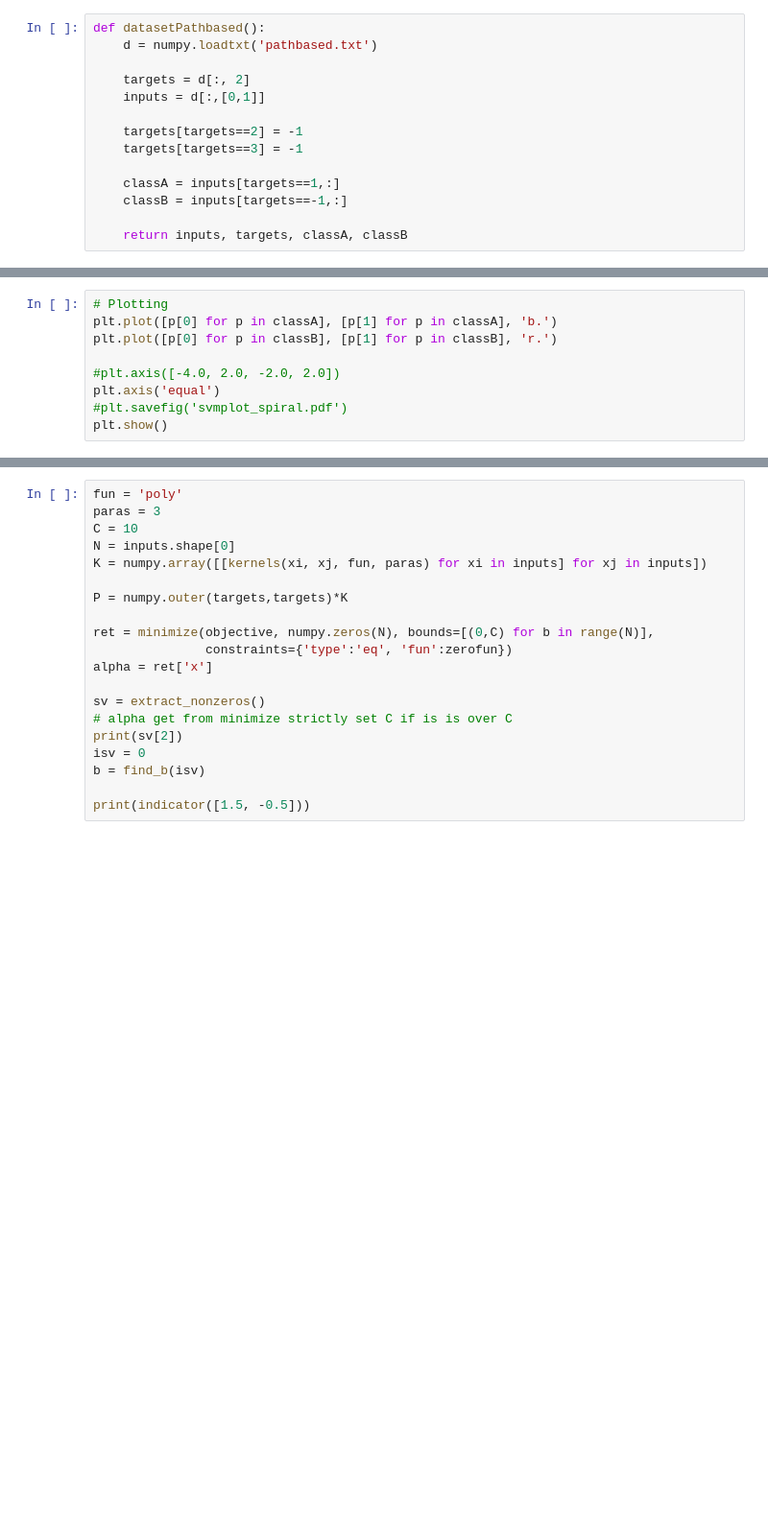
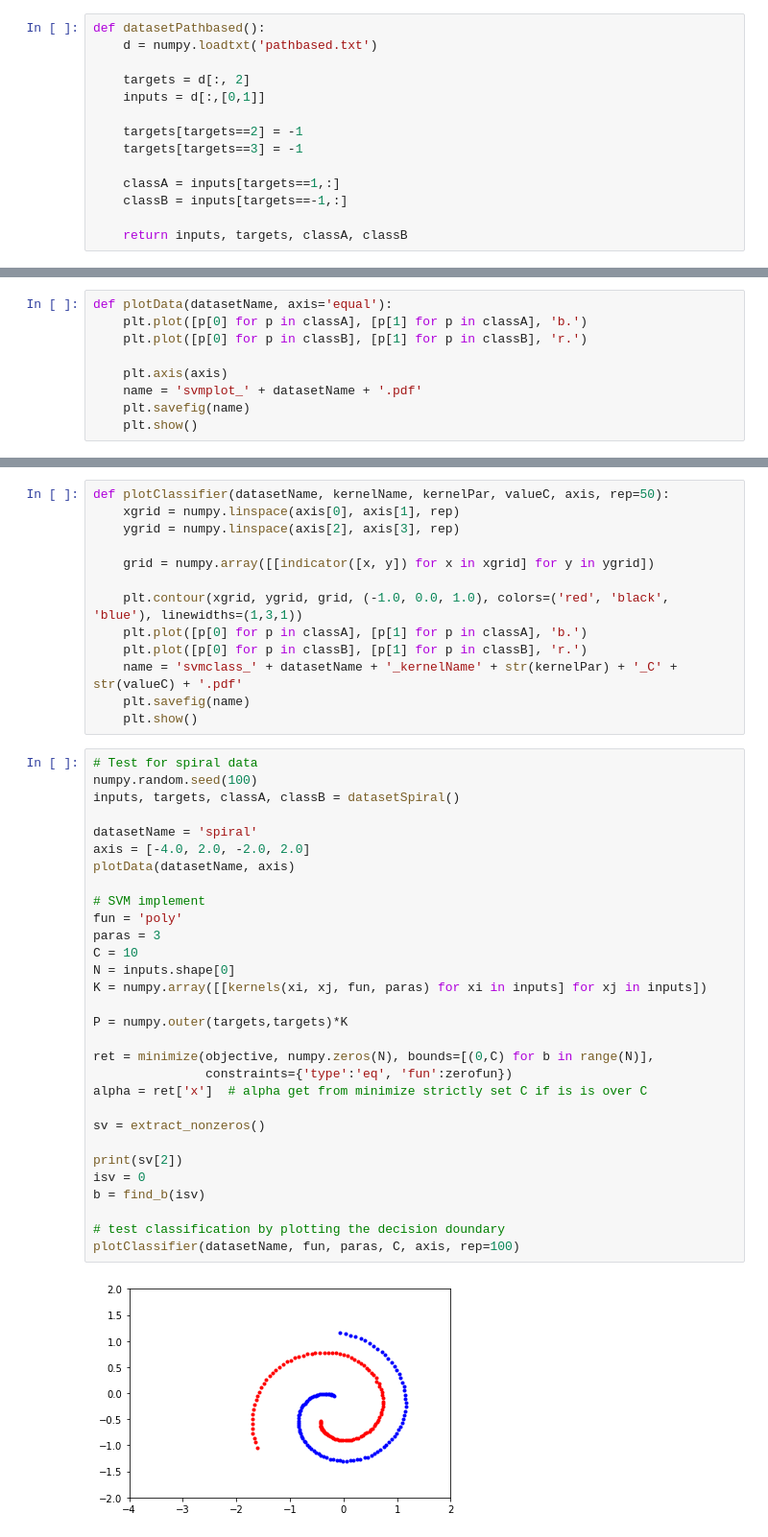
Before and after one commit to thnganguyen/machine-learning-KTH-DD2421, a Jupyter notebook: SVM/SVM_N.ipynb, the cells around one changed output, grey strips where cells are left out. Shown: that part at 96% size. Drawn from its saved outputs; the diff is of its cells as text; blank space fills up the shorter version.

Commit message:
plotting for peresentation

```diff
--- a/SVM/SVM_N.ipynb
+++ b/SVM/SVM_N.ipynb
@@ -137,9 +132,9 @@ inputs, targets, classA, classB = datasetSpiral()
 # %%
-# Plotting
-plt.plot([p[0] for p in classA], [p[1] for p in classA], 'b.')
-plt.plot([p[0] for p in classB], [p[1] for p in classB], 'r.')
+def plotData(datasetName, axis='equal'):
+    plt.plot([p[0] for p in classA], [p[1] for p in classA], 'b.')
+    plt.plot([p[0] for p in classB], [p[1] for p in classB], 'r.')
 
-#plt.axis([-4.0, 2.0, -2.0, 2.0])
-plt.axis('equal')
-#plt.savefig('svmplot_spiral.pdf')
-plt.show()
+    plt.axis(axis)
+    name = 'svmplot_' + datasetName + '.pdf'
+    plt.savefig(name)
+    plt.show()
@@ -148,23 +141,47 @@ plt.show()
+# %%
+def plotClassifier(datasetName, kernelName, kernelPar, valueC, axis, rep=50):
+    xgrid = numpy.linspace(axis[0], axis[1], rep)
+    ygrid = numpy.linspace(axis[2], axis[3], rep)
+
+    grid = numpy.array([[indicator([x, y]) for x in xgrid] for y in ygrid])
+
+    plt.contour(xgrid, ygrid, grid, (-1.0, 0.0, 1.0), colors=('red', 'black', 'blue'), linewidths=(1,3,1))
+    plt.plot([p[0] for p in classA], [p[1] for p in classA], 'b.')
+    plt.plot([p[0] for p in classB], [p[1] for p in classB], 'r.')
+    name = 'svmclass_' + datasetName + '_kernelName' + str(kernelPar) + '_C' + str(valueC) + '.pdf'
+    plt.savefig(name)
+    plt.show()
 # %%
+# Test for spiral data
+numpy.random.seed(100)
+inputs, targets, classA, classB = datasetSpiral()
+
+datasetName = 'spiral'
+axis = [-4.0, 2.0, -2.0, 2.0]
+plotData(datasetName, axis)
+
+# SVM implement
 fun = 'poly'
 paras = 3
 C = 10
 N = inputs.shape[0]
 K = numpy.array([[kernels(xi, xj, fun, paras) for xi in inputs] for xj in inputs])
 
 P = numpy.outer(targets,targets)*K
 
 ret = minimize(objective, numpy.zeros(N), bounds=[(0,C) for b in range(N)],
                constraints={'type':'eq', 'fun':zerofun})
-alpha = ret['x']
+alpha = ret['x']  # alpha get from minimize strictly set C if is is over C
 
 sv = extract_nonzeros()
-# alpha get from minimize strictly set C if is is over C
+
 print(sv[2])
 isv = 0
 b = find_b(isv)
 
-print(indicator([1.5, -0.5]))
+# test classification by plotting the decision doundary
+plotClassifier(datasetName, fun, paras, C, axis, rep=100)
 # %% [output]
+[figure, added]
 [9.95346257 1.51630395 0.0400989  5.02406945 1.08348167 0.91713548
  4.99583899 9.53747873]
```
Also changed, not shown: parts of 5 cells of this notebook.
